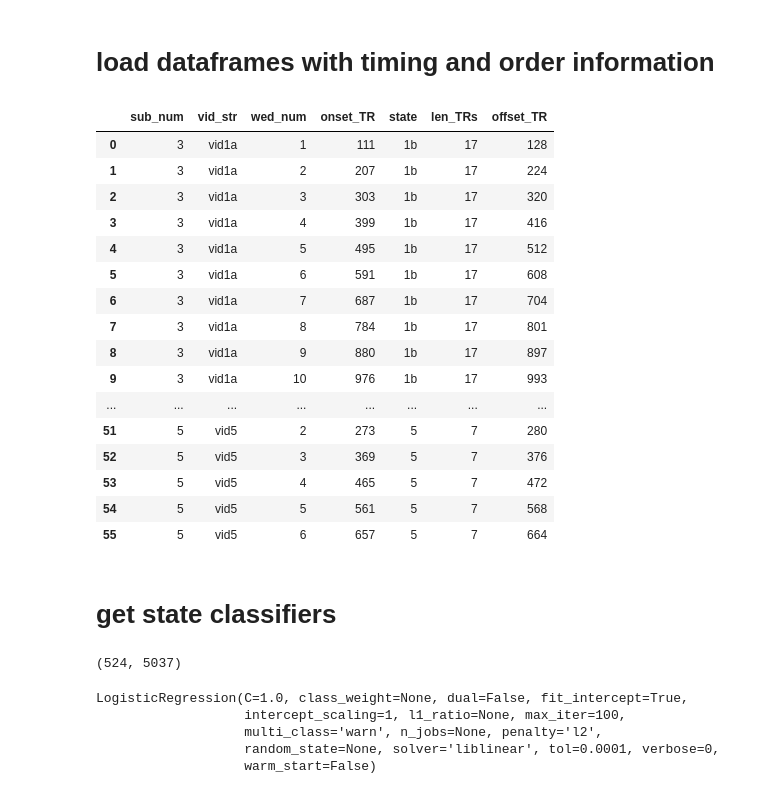
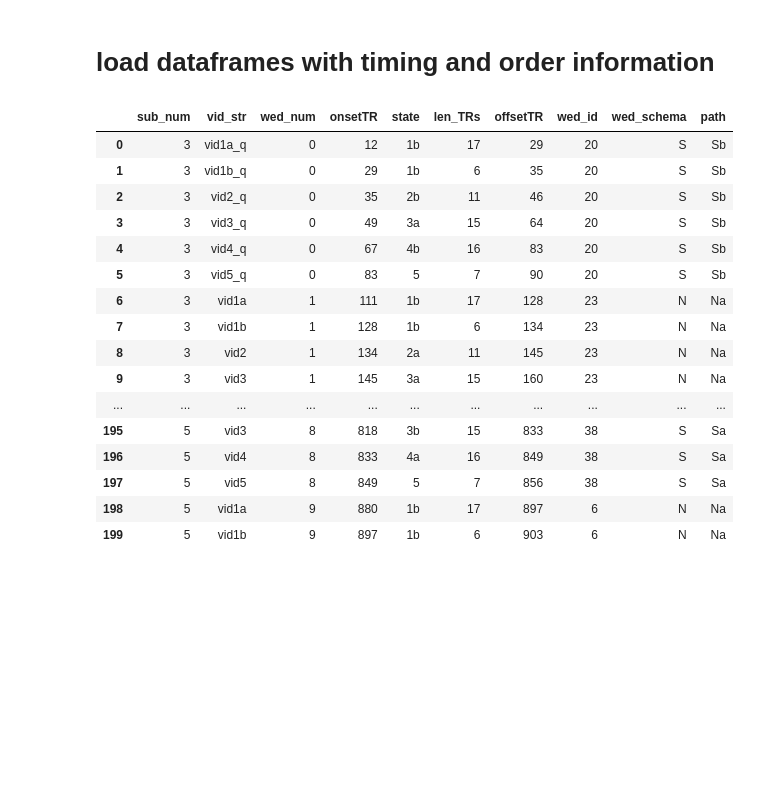
Before and after one commit to andrebeu/cswfmri, a Jupyter notebook: decodeNvS_recall.ipynb, the cells around one changed output. Saved outputs shown, nothing was run; the diff lists cells and outputs as text; code cells hidden in the pictures; blank space fills up the shorter version.

Commit message:
classify_recall_NvS ready

```diff
--- a/decodeNvS_recall.ipynb
+++ b/decodeNvS_recall.ipynb
@@ -22,25 +23,24 @@ pd.options.display.max_rows = 200
 # %% [markdown]
 # load dataframes with timing and order information
 # %%
-timing_df = pd.read_csv('deriv/state_timing_df_viewing.csv',index_col=0)
-timing_df.iloc[:200]
+view_df = pd.read_csv('deriv/view_df.csv',index_col=0)
+recall_df = pd.read_csv('deriv/recall_df.csv',index_col=0)
+view_df.iloc[:200]
 # %% [output]
-|  | sub_num | vid_str | wed_num | onset_TR | state | len_TRs | offset_TR |
-| 0 | 3 | vid1a | 1 | 111 | 1b | 17 | 128 |
-| 1 | 3 | vid1a | 2 | 207 | 1b | 17 | 224 |
-| 2 | 3 | vid1a | 3 | 303 | 1b | 17 | 320 |
-| 3 | 3 | vid1a | 4 | 399 | 1b | 17 | 416 |
-| 4 | 3 | vid1a | 5 | 495 | 1b | 17 | 512 |
-| 5 | 3 | vid1a | 6 | 591 | 1b | 17 | 608 |
-| 6 | 3 | vid1a | 7 | 687 | 1b | 17 | 704 |
-| 7 | 3 | vid1a | 8 | 784 | 1b | 17 | 801 |
-| 8 | 3 | vid1a | 9 | 880 | 1b | 17 | 897 |
-| 9 | 3 | vid1a | 10 | 976 | 1b | 17 | 993 |
-| ... | ... | ... | ... | ... | ... | ... | ... |
-| 51 | 5 | vid5 | 2 | 273 | 5 | 7 | 280 |
-| 52 | 5 | vid5 | 3 | 369 | 5 | 7 | 376 |
-| 53 | 5 | vid5 | 4 | 465 | 5 | 7 | 472 |
-| 54 | 5 | vid5 | 5 | 561 | 5 | 7 | 568 |
-| 55 | 5 | vid5 | 6 | 657 | 5 | 7 | 664 |
+|  | sub_num | vid_str | wed_num | onsetTR | state | len_TRs | offsetTR | wed_id | wed_schema | path |
+| 0 | 3 | vid1a_q | 0 | 12 | 1b | 17 | 29 | 20 | S | Sb |
+| 1 | 3 | vid1b_q | 0 | 29 | 1b | 6 | 35 | 20 | S | Sb |
+| 2 | 3 | vid2_q | 0 | 35 | 2b | 11 | 46 | 20 | S | Sb |
+| 3 | 3 | vid3_q | 0 | 49 | 3a | 15 | 64 | 20 | S | Sb |
+| 4 | 3 | vid4_q | 0 | 67 | 4b | 16 | 83 | 20 | S | Sb |
+| 5 | 3 | vid5_q | 0 | 83 | 5 | 7 | 90 | 20 | S | Sb |
+| 6 | 3 | vid1a | 1 | 111 | 1b | 17 | 128 | 23 | N | Na |
+| 7 | 3 | vid1b | 1 | 128 | 1b | 6 | 134 | 23 | N | Na |
+| 8 | 3 | vid2 | 1 | 134 | 2a | 11 | 145 | 23 | N | Na |
+| 9 | 3 | vid3 | 1 | 145 | 3a | 15 | 160 | 23 | N | Na |
+| ... | ... | ... | ... | ... | ... | ... | ... | ... | ... | ... |
+| 195 | 5 | vid3 | 8 | 818 | 3b | 15 | 833 | 38 | S | Sa |
+| 196 | 5 | vid4 | 8 | 833 | 4a | 16 | 849 | 38 | S | Sa |
+| 197 | 5 | vid5 | 8 | 849 | 5 | 7 | 856 | 38 | S | Sa |
+| 198 | 5 | vid1a | 9 | 880 | 1b | 17 | 897 | 6 | N | Na |
+| 199 | 5 | vid1b | 9 | 897 | 1b | 6 | 903 | 6 | N | Na |
-# %% [markdown]
-# get state classifiers
@@ -80,25 +46,0 @@ def get_training_info(sub_num,depth):
-# %%
-sub_roi_recall = load_sub_roi(sub_num,roi_name,'recall2')
-sub_roi_recall.shape
-# %% [output]
-(524, 5037)
-# %%
-roi_name = 'rglasser_PM_net'
-sub_num = 33
-depth = 2 # [2,3,4]
-
-TR_L,ytarget_train = get_training_info(sub_num,depth)
-sub_roi_view = load_sub_roi(sub_num,roi_name,'videos')
-xact_train = sub_roi_view[TR_L,:]
-
-scaler = StandardScaler()
-xact_train = scaler.fit_transform(xact_train)
-
-clf = sklearn.linear_model.LogisticRegression(solver='liblinear',C=1.00)
-clf.fit(xact_train,ytarget_train)
-# %% [output]
-LogisticRegression(C=1.0, class_weight=None, dual=False, fit_intercept=True,
-                   intercept_scaling=1, l1_ratio=None, max_iter=100,
-                   multi_class='warn', n_jobs=None, penalty='l2',
-                   random_state=None, solver='liblinear', tol=0.0001, verbose=0,
-                   warm_start=False)
```
Also changed, not shown: parts of 14 cells of this notebook, 1 other file.
